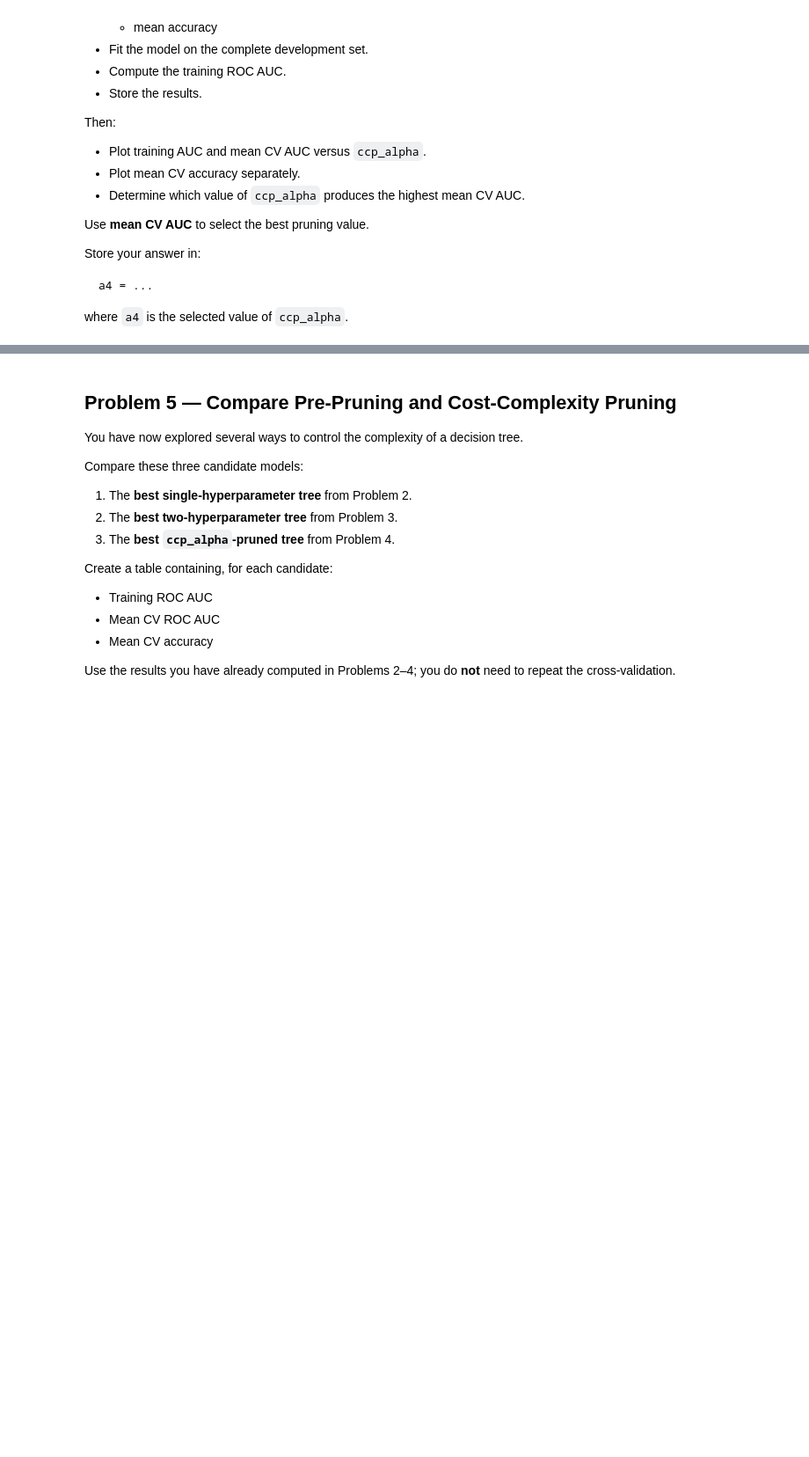
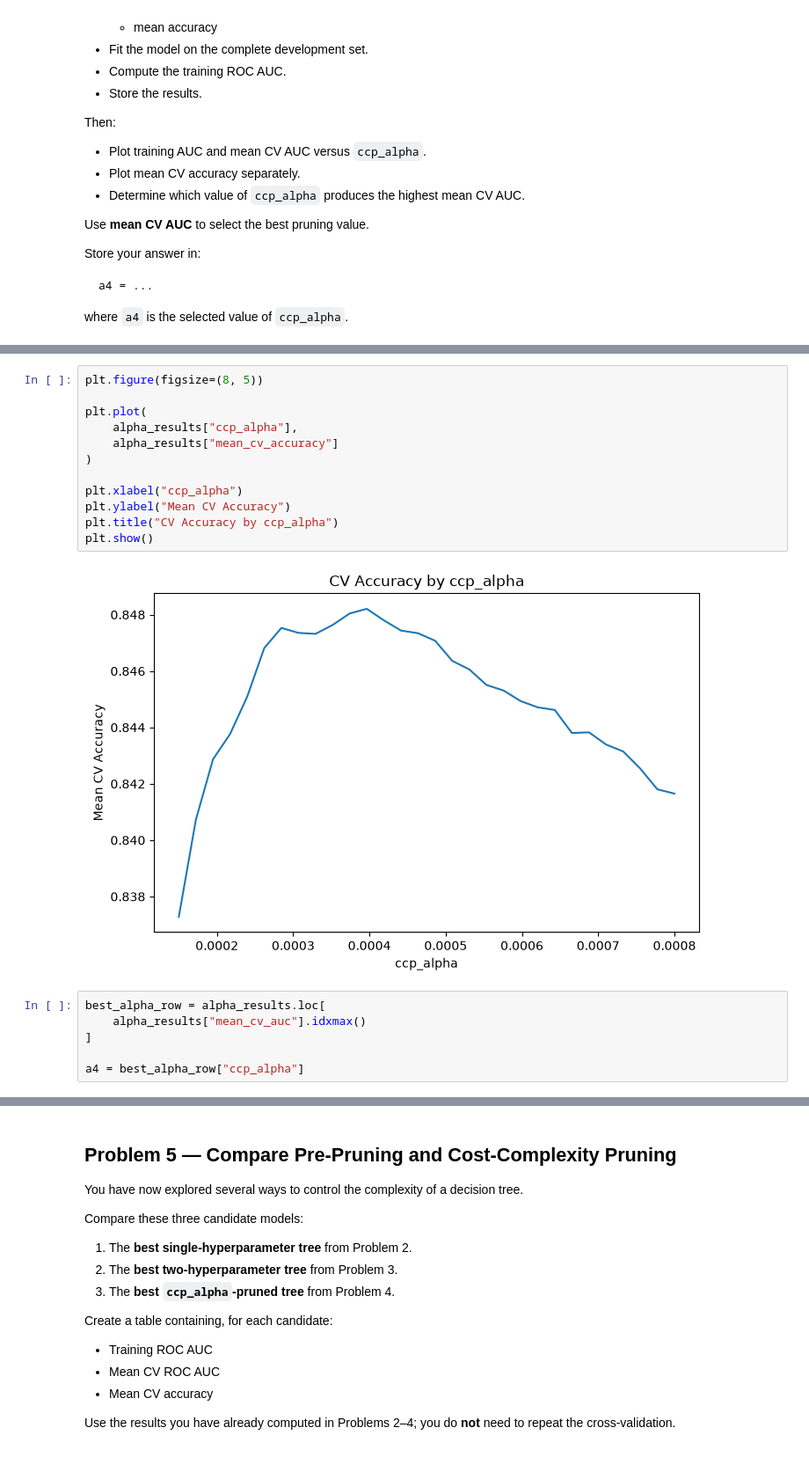
Before and after one commit to anamomds/machinelearningfall26, a Jupyter notebook: Homework_06.ipynb, the cells around one changed output, grey strips where cells are left out. Shown at 88% size. Cells and saved outputs as stored; diff of their text form; blank space fills up the shorter version.

```diff
--- a/Homework_06.ipynb
+++ b/Homework_06.ipynb
@@ -965,3 +1055,23 @@ where `a4` is the selected value of `ccp_alpha`.
+# %%
+plt.figure(figsize=(8, 5))
+
+plt.plot(
+    alpha_results["ccp_alpha"],
+    alpha_results["mean_cv_accuracy"]
+)
+
+plt.xlabel("ccp_alpha")
+plt.ylabel("Mean CV Accuracy")
+plt.title("CV Accuracy by ccp_alpha")
+plt.show()
+# %% [output]
+[figure, added]
+# %%
+best_alpha_row = alpha_results.loc[
+    alpha_results["mean_cv_auc"].idxmax()
+]
+
+a4 = best_alpha_row["ccp_alpha"]
 # %%
 # Your answer here, NOT in the next cell
 
```
Also changed, not shown: parts of 35 cells of this notebook.
